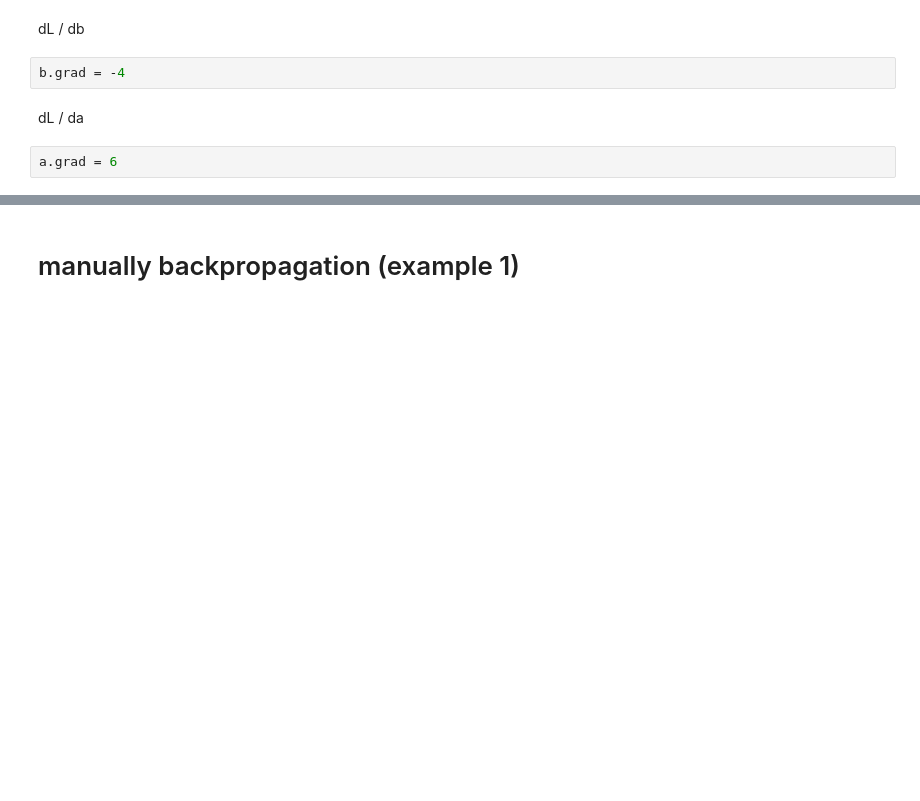
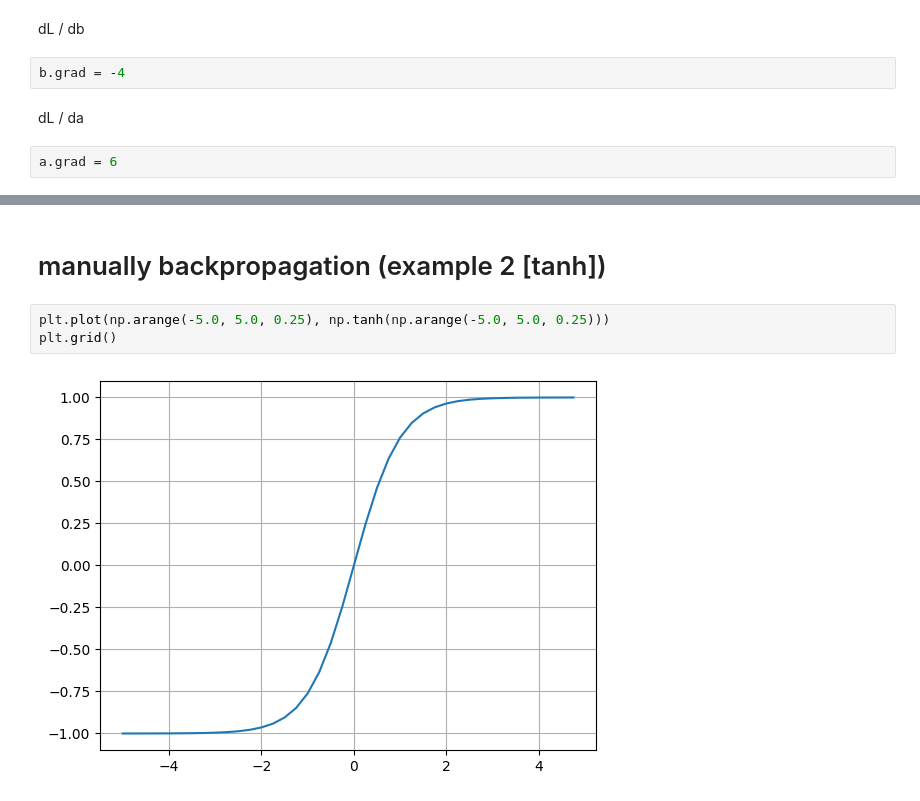
Before and after one commit to azamatzakirovch/AI, a Jupyter notebook: lecture-1/demo.ipynb, the cells around one changed output, grey strips where cells are left out. Cells and saved outputs as stored; diff of their text form; blank space fills up the shorter version.

Commit message:
here you can see simpl explanation of tanh with graph.

```diff
--- a/lecture-1/demo.ipynb
+++ b/lecture-1/demo.ipynb
@@ -186,4 +186,9 @@ draw_dot(L)
 # %% [output]
 [drawing not drawn]
 # %% [markdown]
-# manually backpropagation (example 1)
+# manually backpropagation (example 2 [tanh])
+# %%
+plt.plot(np.arange(-5.0, 5.0, 0.25), np.tanh(np.arange(-5.0, 5.0, 0.25)))
+plt.grid()
+# %% [output]
+[figure, added]
```
